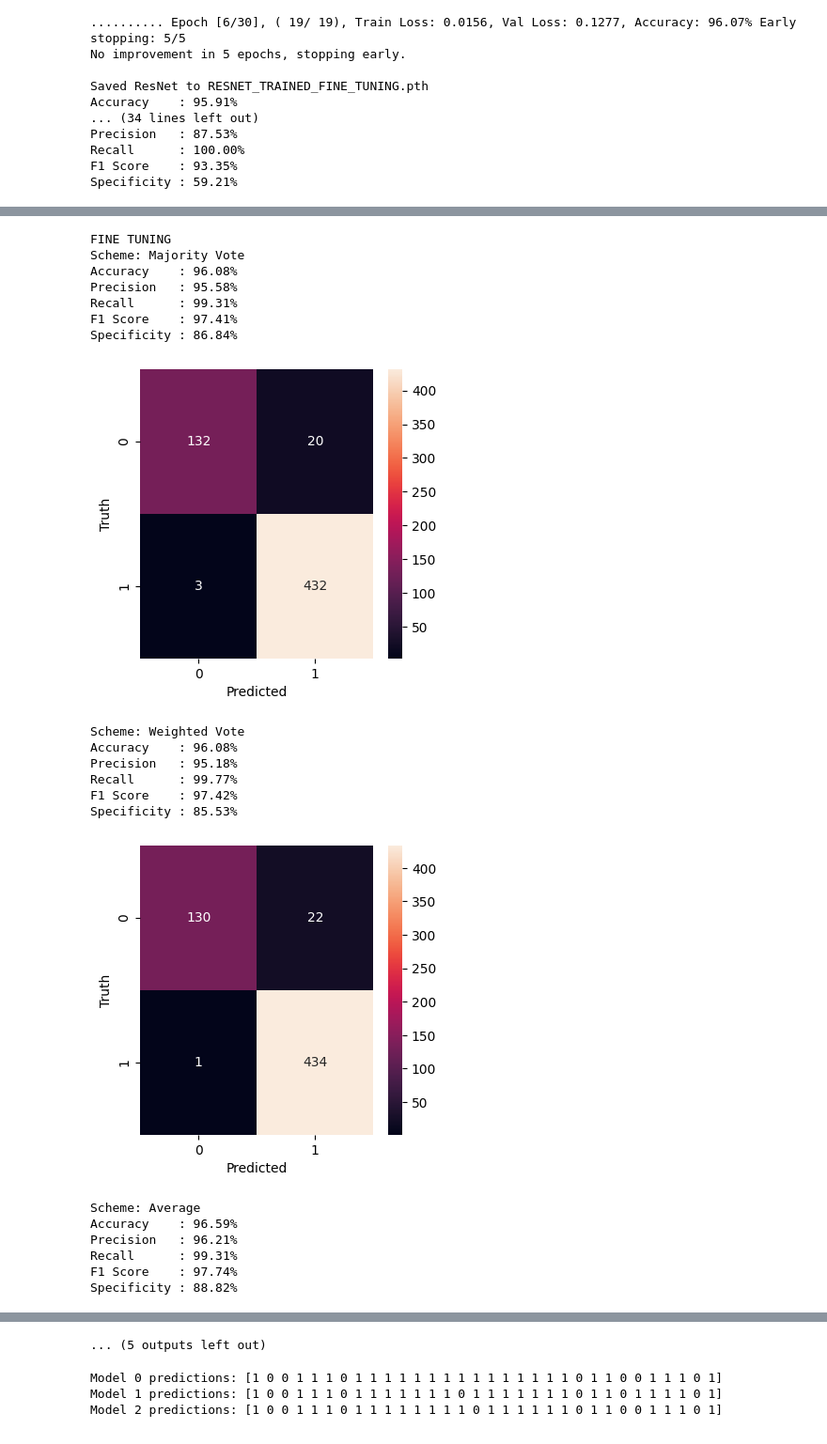
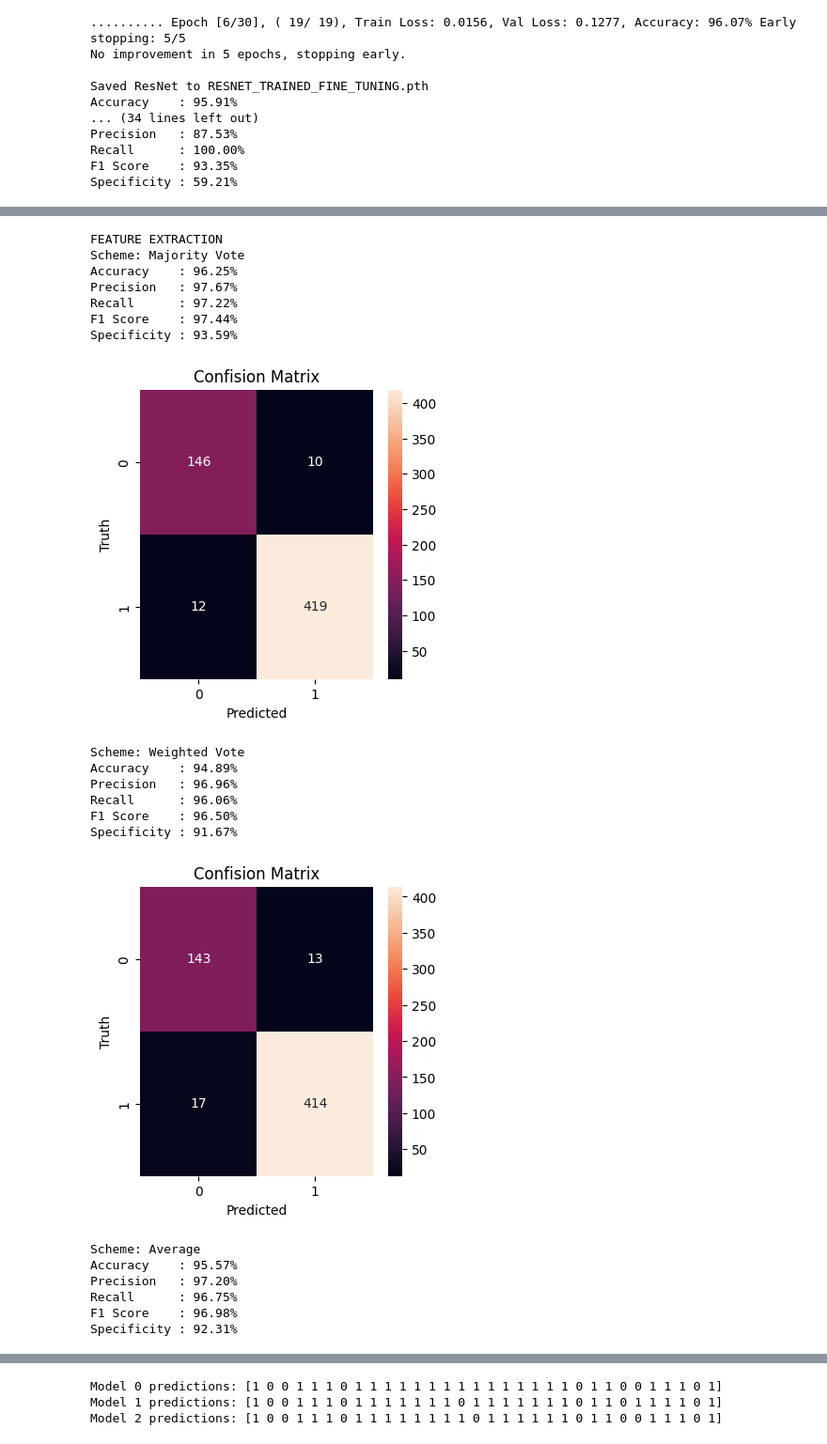
Before and after one commit to mvhhampek/d7047e, a Jupyter notebook: proj/main.ipynb, the cells around one changed output, grey strips where cells are left out. Shown at 94% size. Drawn from its saved outputs; the diff is of its cells as text; code cells hidden in the pictures.

```diff
--- a/proj/main.ipynb
+++ b/proj/main.ipynb
@@ -275,6 +311,6 @@ def test_ensemble(models: list[torch.nn.Module], test_loader: DataLoader, scheme
 # %%
-#local_directory = "C:/Users/hampu/Documents/kurser/år3/d7047e/images"
-local_directory = "C:/Users/hampek/Documents/school/d7047e/images"
+local_directory = "C:/Users/hampu/Documents/kurser/år3/d7047e/images"
+#local_directory = "C:/Users/hampek/Documents/school/d7047e/images"
 
 transform = transforms.Compose([
     transforms.Grayscale(num_output_channels=3),
@@ -526,18 +562,19 @@ def load_model(model_class, model_file):
     print(f"Loaded {model.__class__.__name__}.")
     return model
 
-ft_resnet    = load_model(models.resnet18, "networks/RESNET_TRAINED_FINE_TUNING.pth")
-ft_googlenet = load_model(models.googlenet, "networks/GOOGLENET_TRAINED_FINE_TUNING.pth")
-ft_densenet  = load_model(models.densenet121, "networks/DENSENET_TRAINED_FINE_TUNING.pth")
-fe_resnet    = load_model(models.resnet18, "networks/RESNET_TRAINED_FEATURE_EXTRACTION.pth")
-fe_googlenet = load_model(models.googlenet, "networks/GOOGLENET_TRAINED_FEATURE_EXTRACTION.pth")
-fe_densenet  = load_model(models.densenet121, "networks/DENSENET_TRAINED_FEATURE_EXTRACTION.pth")
+_device = torch.device("cuda" if torch.cuda.is_available() else "cpu")
+#ft_resnet    = load_model(models.resnet18, "networks/RESNET_TRAINED_FINE_TUNING.pth")
+#ft_googlenet = load_model(models.googlenet, "networks/GOOGLENET_TRAINED_FINE_TUNING.pth")
+#ft_densenet  = load_model(models.densenet121, "networks/DENSENET_TRAINED_FINE_TUNING.pth")
+fe_resnet    = load_model(models.resnet18, "networks_same/RESNET_TRAINED_FEATURE_EXTRACTION.pth")
+fe_googlenet = load_model(models.googlenet, "networks_same/GOOGLENET_TRAINED_FEATURE_EXTRACTION.pth")
+fe_densenet  = load_model(models.densenet121, "networks_same/DENSENET_TRAINED_FEATURE_EXTRACTION.pth")
 
 fe_resnet.device    = _device
 fe_googlenet.device = _device
 fe_densenet.device  = _device
-ft_resnet.device    = _device
-ft_googlenet.device = _device
-ft_densenet.device  = _device
+#ft_resnet.device    = _device
+#ft_googlenet.device = _device
+#ft_densenet.device  = _device
 # %% [output]
 Loaded ResNet.
@@ -549,41 +583,41 @@ Loaded DenseNet.
 # %%
 #"Majority Vote","Average","Weighted Vote","Sum"
-print("FINE TUNING")
-test_ensemble([ft_resnet, ft_googlenet, ft_densenet], test_loader, scheme = "Majority Vote", display_cm = True)
-test_ensemble([ft_resnet, ft_googlenet, ft_densenet], test_loader, scheme = "Weighted Vote", display_cm = True)
-test_ensemble([ft_resnet, ft_googlenet, ft_densenet], test_loader, scheme = "Average", display_cm = True)
-test_ensemble([ft_resnet, ft_googlenet, ft_densenet], test_loader, scheme = "Sum", display_cm = True)
-print("\n\n\n")
+#print("FINE TUNING")
+#test_ensemble([ft_resnet, ft_googlenet, ft_densenet], test_loader, scheme = "Majority Vote", display_cm = True)
+#test_ensemble([ft_resnet, ft_googlenet, ft_densenet], test_loader, scheme = "Weighted Vote", display_cm = True)
+#test_ensemble([ft_resnet, ft_googlenet, ft_densenet], test_loader, scheme = "Average", display_cm = True)
+#test_ensemble([ft_resnet, ft_googlenet, ft_densenet], test_loader, scheme = "Sum", display_cm = True)
+#print("\n\n\n")
 print("FEATURE EXTRACTION")
-test_ensemble([fe_resnet, fe_googlenet, fe_densenet], test_loader, scheme = "Majority Vote", display_cm = True)
-test_ensemble([fe_resnet, fe_googlenet, fe_densenet], test_loader, scheme = "Weighted Vote", display_cm = True)
-test_ensemble([fe_resnet, fe_googlenet, fe_densenet], test_loader, scheme = "Average", display_cm = True)
-test_ensemble([fe_resnet, fe_googlenet, fe_densenet], test_loader, scheme = "Sum", display_cm = True)
+test_ensemble([fe_resnet, fe_googlenet, fe_densenet], test_loader, scheme = "Majority Vote", cm_params=(True, "FT_CM_MAJORITY_VOTE", "images"))
+test_ensemble([fe_resnet, fe_googlenet, fe_densenet], test_loader, scheme = "Weighted Vote", cm_params=(True, "FT_CM_WEIGHTED_VOTE", "images"))
+test_ensemble([fe_resnet, fe_googlenet, fe_densenet], test_loader, scheme = "Average", cm_params=(True, "FT_CM_AVERAGE", "images"))
+test_ensemble([fe_resnet, fe_googlenet, fe_densenet], test_loader, scheme = "Sum", cm_params=(True, "FT_CM_SUM", "images"))
 # test_model(ft_resnet, test_loader, display_cm = True)
 # test_model(ft_googlenet, test_loader, display_cm = True)
 # test_model(ft_densenet, test_loader, display_cm = True)
 # test_model(fe_resnet, test_loader, display_cm = True)
 # test_model(fe_googlenet, test_loader, display_cm = True)
 # test_model(fe_densenet, test_loader, display_cm = True)
 # %% [output]
-FINE TUNING
+FEATURE EXTRACTION
 Scheme: Majority Vote
-Accuracy    : 96.08%
-Precision   : 95.58%
-Recall      : 99.31%
-F1 Score    : 97.41%
-Specificity : 86.84%
+Accuracy    : 96.25%
+Precision   : 97.67%
+Recall      : 97.22%
+F1 Score    : 97.44%
+Specificity : 93.59%
-[figure, old version]
+[figure, new version]
 Scheme: Weighted Vote
-Accuracy    : 96.08%
-Precision   : 95.18%
-Recall      : 99.77%
-F1 Score    : 97.42%
-Specificity : 85.53%
+Accuracy    : 94.89%
+Precision   : 96.96%
+Recall      : 96.06%
+F1 Score    : 96.50%
+Specificity : 91.67%
-[figure, old version]
+[figure, new version]
 Scheme: Average
-Accuracy    : 96.59%
-Precision   : 96.21%
-Recall      : 99.31%
-F1 Score    : 97.74%
-Specificity : 88.82%
+Accuracy    : 95.57%
+Precision   : 97.20%
+Recall      : 96.75%
+F1 Score    : 96.98%
+Specificity : 92.31%
@@ -613,4 +632,3 @@ Specificity : 81.58%
-... (5 outputs left out)
 # %%
 def check_model_predictions(models, test_loader):
     device = next(models[0].parameters()).device
```
Also changed, not shown: parts of 5 cells of this notebook, 4 other files.
